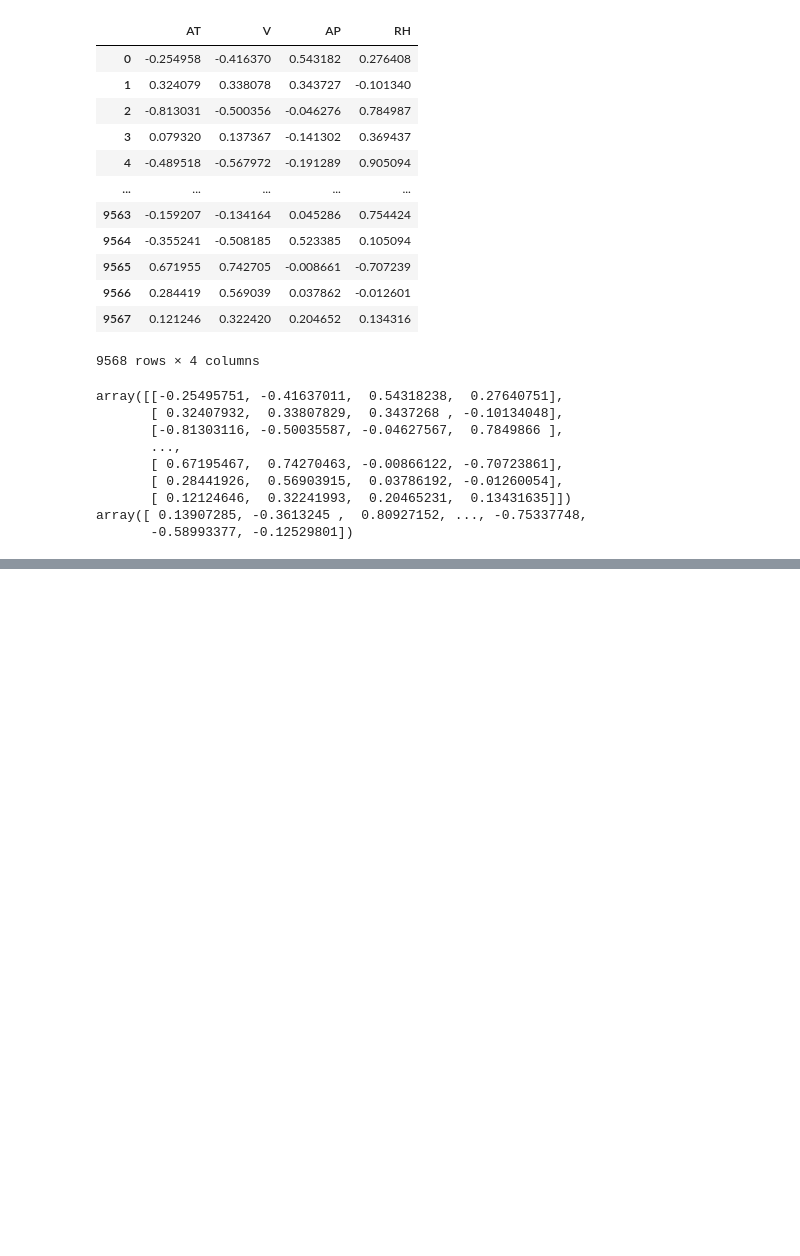
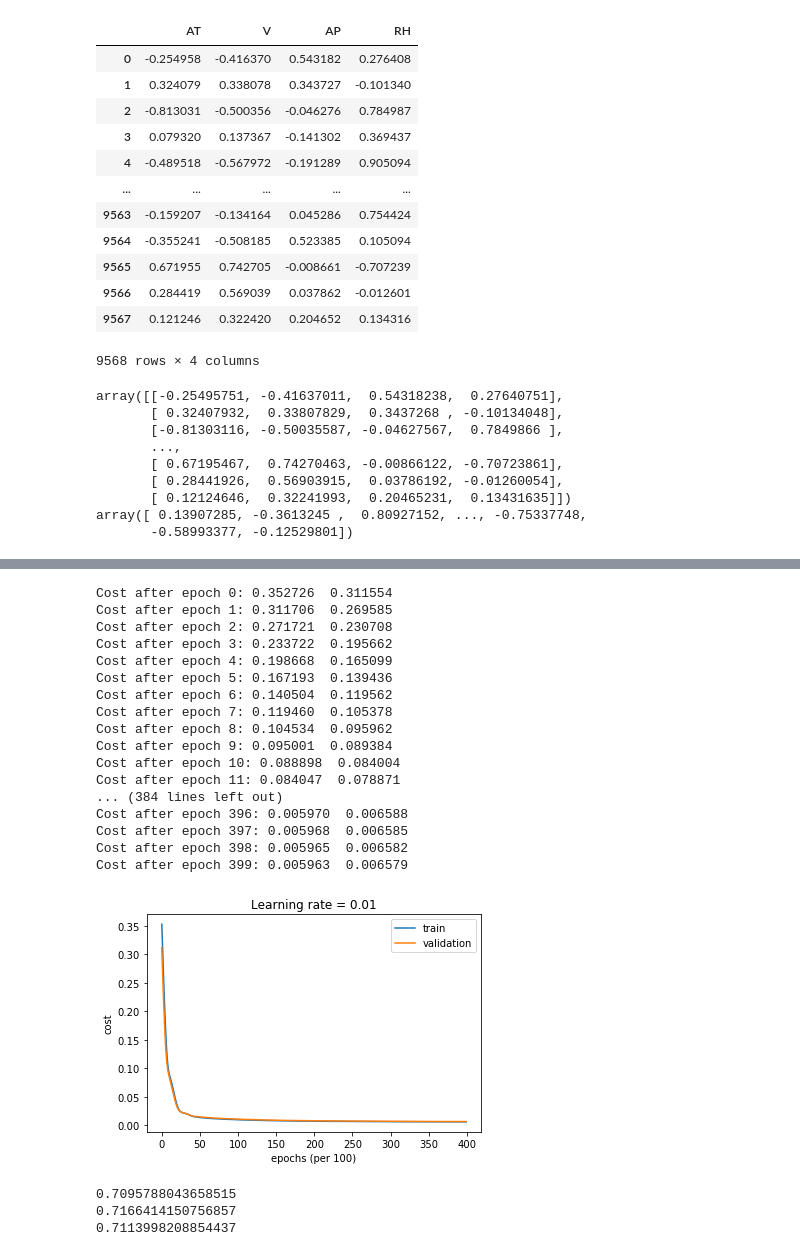
Before and after one commit to munkeops/ANN, a Jupyter notebook: Combined Cycle Power Plant.ipynb, the cells around one changed output, grey strips where cells are left out. Drawn from its saved outputs; the diff is of its cells as text; code cells hidden in the pictures; blank space fills up the shorter version.

```diff
--- a/Combined Cycle Power Plant.ipynb
+++ b/Combined Cycle Power Plant.ipynb
@@ -255,3 +250,52 @@ print(pred_denorm)
+# %%
+layers_dims = [4,10,10,1]
+# layers_dims = [4,80,60,40,1]
+# layers_dims = [4,1,30,20,1]
+parameters = L_layer_model_minib(X_train, y_train,layers_dims,valid=True,valid_x=X_valid,valid_y=y_valid,num_iterations = 400,
+                he_init=False, mini_batch_size =6888,learning_rate = 0.01, print_cost = True,regularisation='none',lambd=0.1,
+                    optimizer="adam", beta = 0.9,beta1 = 0.9, beta2 = 0.999,epsilon = 1e-8,activation=activation,cost_func='mse')
+# %% [output]
+Cost after epoch 0: 0.352726  0.311554
+Cost after epoch 1: 0.311706  0.269585
+Cost after epoch 2: 0.271721  0.230708
+Cost after epoch 3: 0.233722  0.195662
+Cost after epoch 4: 0.198668  0.165099
+Cost after epoch 5: 0.167193  0.139436
+Cost after epoch 6: 0.140504  0.119562
+Cost after epoch 7: 0.119460  0.105378
+Cost after epoch 8: 0.104534  0.095962
+Cost after epoch 9: 0.095001  0.089384
+Cost after epoch 10: 0.088898  0.084004
+Cost after epoch 11: 0.084047  0.078871
+... (384 lines left out)
+Cost after epoch 396: 0.005970  0.006588
+Cost after epoch 397: 0.005968  0.006585
+Cost after epoch 398: 0.005965  0.006582
+Cost after epoch 399: 0.005963  0.006579
+[figure, added]
+# %%
+pred_train = predictvals(X_train, parameters,activation=activation)
+pred_denorm=denormalise(pred_train,activation,maxes[-1],mins[-1])
+y_denorm=denormalise(y_train,activation,maxes[-1],mins[-1])
+mapeval=mape_cost(y_denorm,pred_denorm)
+print(mapeval)
+
+pred_valid = predictvals(X_valid, parameters,activation=activation)
+pred_denorm=denormalise(pred_valid,activation,maxes[-1],mins[-1])
+y_denorm=denormalise(y_valid,activation,maxes[-1],mins[-1])
+mapeval=mape_cost(y_denorm,pred_denorm)
+print(mapeval)
+
+
+pred_test = predictvals(X_test, parameters,activation=activation)
+pred_denorm=denormalise(pred_test,activation,maxes[-1],mins[-1])
+y_denorm=denormalise(y_test,activation,maxes[-1],mins[-1])
+mapeval=mape_cost(y_denorm,pred_denorm)
+print(mapeval)
+# %% [output]
+0.7095788043658515
+0.7166414150756857
+0.7113998208854437
 # %%
 # reg="none"
 # act=activation
```
Also changed, not shown: parts of 10 cells of this notebook, 2 other files.
